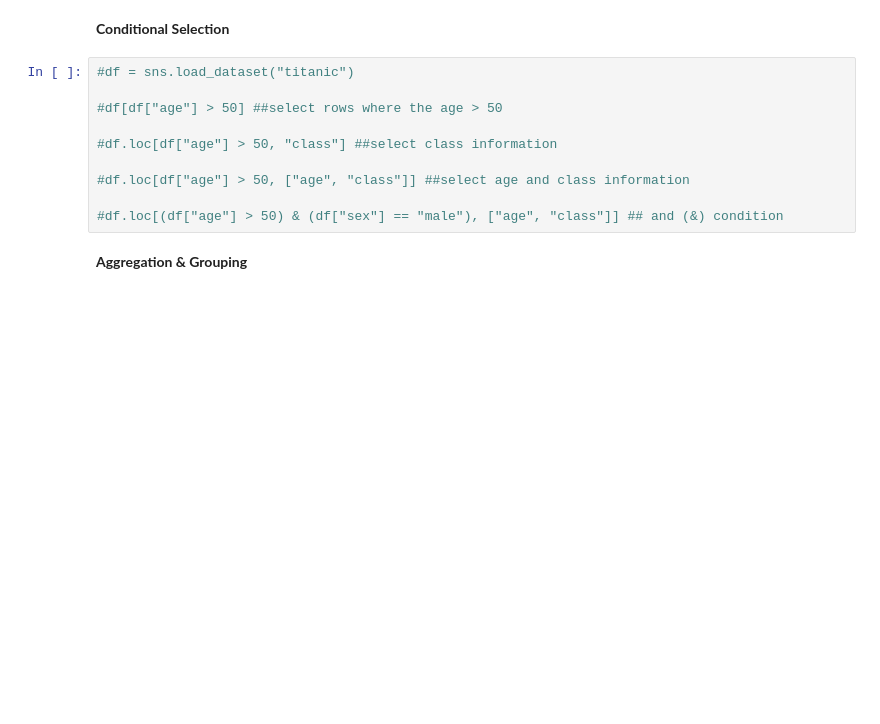
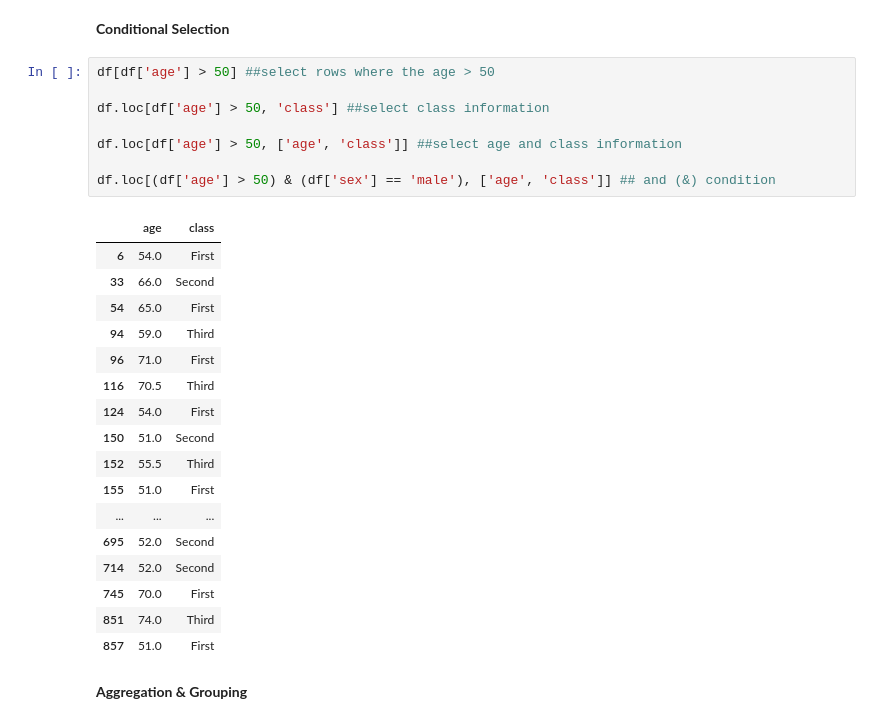
Before and after one commit to YeldaYuksel/Pandas_Python, a Jupyter notebook: Pandas-Python.ipynb, the cells around one changed output. Saved outputs shown, nothing was run; the diff lists cells and outputs as text; blank space fills up the shorter version.

```diff
--- a/Pandas-Python.ipynb
+++ b/Pandas-Python.ipynb
@@ -124,15 +163,31 @@ Dataframes - Two dimensional data structure, contain index information
 # %% [markdown]
 **Conditional Selection**
 # %%
-#df = sns.load_dataset("titanic")
+df[df['age'] > 50] ##select rows where the age > 50
 
-#df[df["age"] > 50] ##select rows where the age > 50
+df.loc[df['age'] > 50, 'class'] ##select class information
 
-#df.loc[df["age"] > 50, "class"] ##select class information
+df.loc[df['age'] > 50, ['age', 'class']] ##select age and class information
 
-#df.loc[df["age"] > 50, ["age", "class"]] ##select age and class information
-
-#df.loc[(df["age"] > 50) & (df["sex"] == "male"), ["age", "class"]] ## and (&) condition
+df.loc[(df['age'] > 50) & (df['sex'] == 'male'), ['age', 'class']] ## and (&) condition
+# %% [output]
+|  | age | class |
+| 6 | 54.0 | First |
+| 33 | 66.0 | Second |
+| 54 | 65.0 | First |
+| 94 | 59.0 | Third |
+| 96 | 71.0 | First |
+| 116 | 70.5 | Third |
+| 124 | 54.0 | First |
+| 150 | 51.0 | Second |
+| 152 | 55.5 | Third |
+| 155 | 51.0 | First |
+| ... | ... | ... |
+| 695 | 52.0 | Second |
+| 714 | 52.0 | Second |
+| 745 | 70.0 | First |
+| 851 | 74.0 | Third |
+| 857 | 51.0 | First |
 # %% [markdown]
 **Aggregation & Grouping**
 # %%
```
Also changed, not shown: parts of 16 cells of this notebook.
